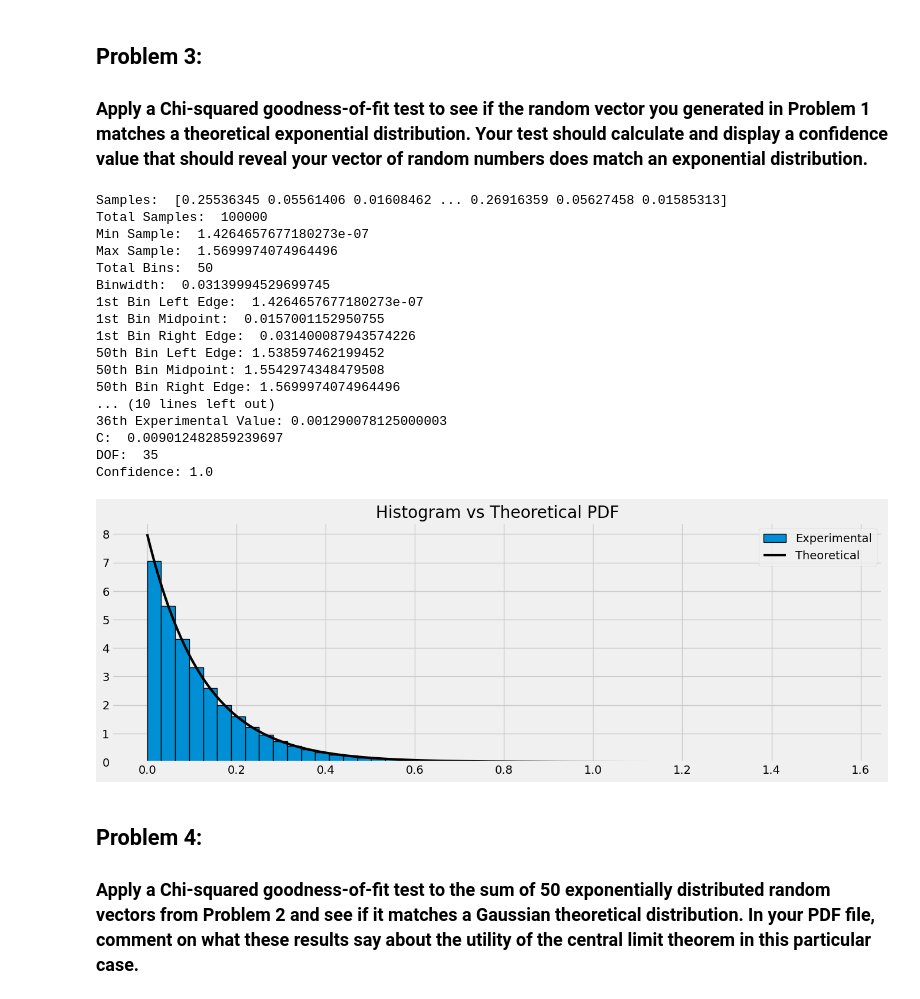
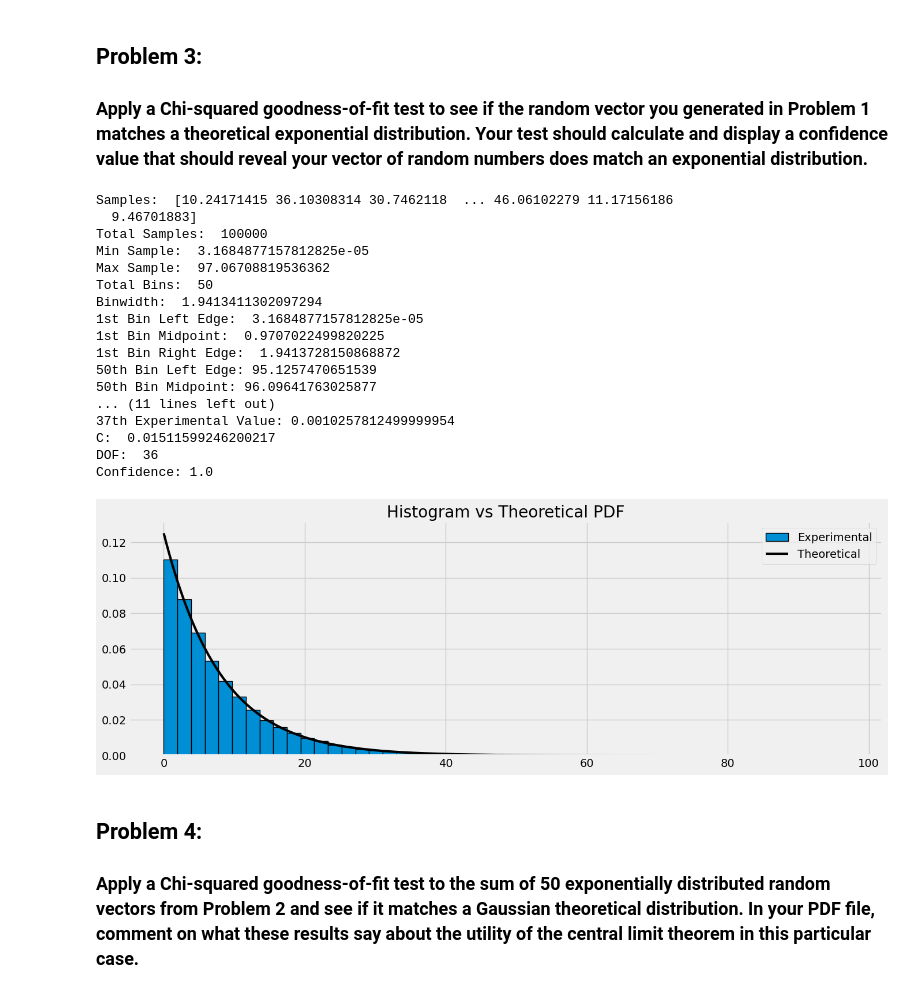
Before and after one commit to vyasdeep668/Project, a Jupyter notebook: Project.ipynb, the cells around one changed output. Cells and saved outputs as stored; diff of their text form; code cells hidden in the pictures.

```diff
--- a/Project.ipynb
+++ b/Project.ipynb
@@ -51,7 +51,7 @@ mean = 8        # Lamda
 samples_count = 100000
 total_bins = 50
 
-samples_arr = np.random.exponential(scale=1/mean, size=samples_count)
+samples_arr = np.random.exponential(scale=mean, size=samples_count)
 print("Samples: ", samples_arr)
 
 fig, axs = plt.subplots(1, 1, figsize=(15, 5))
@@ -62,7 +62,7 @@ area = sum(np.diff(bins)*values)
 print("Total Area:", area)
 
 x = np.linspace(np.min(samples_arr), np.max(samples_arr), samples_count)
-axs.plot(x, exp_f(x, 8), color='black', linewidth=3, label="Theoretical")
+axs.plot(x, exp_f(x, 1/mean), color='black', linewidth=3, label="Theoretical")
 axs.set_xlabel('x', fontweight ='bold')
 axs.set_ylabel('f(x)', fontweight ='bold')
 axs.legend()
@@ -89,17 +90,17 @@ total_bins = 50
 # Sum of 2 exponentially distributed random variables
 samples_arr_2 = 0
 for counter in range(2):
-    samples_arr_2 = samples_arr_2 + np.random.exponential(scale=1/mean, size=samples_count)
+    samples_arr_2 = samples_arr_2 + np.random.exponential(scale=mean, size=samples_count)
 
 # Sum of 6 exponentially distributed random variables
 samples_arr_6 = 0
 for counter in range(6):
-    samples_arr_6 = samples_arr_6 + np.random.exponential(scale=1/mean, size=samples_count)
+    samples_arr_6 = samples_arr_6 + np.random.exponential(scale=mean, size=samples_count)
 
 # Sum of 50 exponentially distributed random variables
 samples_arr_50 = 0
 for counter in range(50):
-    samples_arr_50 = samples_arr_50 + np.random.exponential(scale=1/mean, size=samples_count)
+    samples_arr_50 = samples_arr_50 + np.random.exponential(scale=mean, size=samples_count)
 
 fig, axs = plt.subplots(3, 1, figsize=(15, 15))
 
@@ -273,7 +274,7 @@ mean = 8        # Lamda
 samples_count = 100000
 total_bins = 50
 
-samples_arr = np.random.exponential(scale=1/mean, size=samples_count)
+samples_arr = np.random.exponential(scale=mean, size=samples_count)
 print("Samples: ", samples_arr)
 print("Total Samples: ", len(samples_arr))
 
@@ -317,7 +318,7 @@ total_bins_merged = len(bins_mid_merged)
 
 # Integrate from left edge to right edge of all bins
 ek_merged = [None]*(total_bins_merged)
-f = lambda x: exp_f(x, mean)
+f = lambda x: exp_f(x, 1/mean)
 index = 0
 while index < total_bins_merged:
     hk_merged[index] = hk_merged[index]*(bins_left_merged[index+1] - bins_left_merged[index])
@@ -331,49 +332,49 @@ print("Total Bins After Merge: ", len(bins_mid_merged))
 print("1st Expected Value: ", ek_merged[0])
 print("1st Experimental Value: ", hk_merged[0])
 print("{total_bins}th Expected Value: {value}".format(total_bins=total_bins_merged, value=ek_merged[total_bins_merged-1]))
 print("{total_bins}th Experimental Value: {value}".format(total_bins=total_bins_merged, value=hk_merged[total_bins_merged-1]))
 
 
 C = np.sum(((hk_merged - ek_merged)**2)/ek_merged)
 DOF = len(hk_merged) - 1
 print("C: ", C)
 print("DOF: ", DOF)
 
 #Get Confidance Value
 p_value = 1 - scipy.stats.chi2.cdf(C, DOF)
 print("\033[92m\033[1mConfidence: {p_value} \033[0m".format(p_value=p_value))
 
 
 # area = sum(np.diff(bins_left)*hk)
 # area = sum((binwidth)*hk)
 # print("Total Area:", area)
 plt.title("Histogram vs Theoretical PDF")
 
 x = np.linspace(np.min(samples_arr), np.max(samples_arr), samples_count)
-axs.plot(x, exp_f(x, 8), color='black', linewidth=3, label="Theoretical")
+axs.plot(x, exp_f(x, 1/mean), color='black', linewidth=3, label="Theoretical")
 axs.legend()
 
 plt.style.use('fivethirtyeight')
 plt.show()
 # %% [output]
-Samples:  [0.25536345 0.05561406 0.01608462 ... 0.26916359 0.05627458 0.01585313]
+Samples:  [10.24171415 36.10308314 30.7462118  ... 46.06102279 11.17156186
+  9.46701883]
 Total Samples:  100000
-Min Sample:  1.4264657677180273e-07
-Max Sample:  1.5699974074964496
+Min Sample:  3.1684877157812825e-05
+Max Sample:  97.06708819536362
 Total Bins:  50
-Binwidth:  0.03139994529699745
-1st Bin Left Edge:  1.4264657677180273e-07
-1st Bin Midpoint:  0.0157001152950755
-1st Bin Right Edge:  0.031400087943574226
-50th Bin Left Edge: 1.538597462199452
-50th Bin Midpoint: 1.5542974348479508
-50th Bin Right Edge: 1.5699974074964496
-... (10 lines left out)
-36th Experimental Value: 0.001290078125000003
-C:  0.009012482859239697
-DOF:  35
+Binwidth:  1.9413411302097294
+1st Bin Left Edge:  3.1684877157812825e-05
+1st Bin Midpoint:  0.9707022499820225
+1st Bin Right Edge:  1.9413728150868872
+50th Bin Left Edge: 95.1257470651539
+50th Bin Midpoint: 96.09641763025877
+... (11 lines left out)
+37th Experimental Value: 0.0010257812499999954
+C:  0.01511599246200217
+DOF:  36
 Confidence: 1.0
-[figure, old version]
+[figure, new version]
 # %% [markdown]
 ## Problem 4:
 ### Apply a Chi-squared goodness-of-fit test to the sum of 50 exponentially distributed random vectors from Problem 2 and see if it matches a Gaussian theoretical distribution. In your PDF file, comment on what these results say about the utility of the central limit theorem in this particular case.
```
Also changed, not shown: parts of 12 cells of this notebook.
